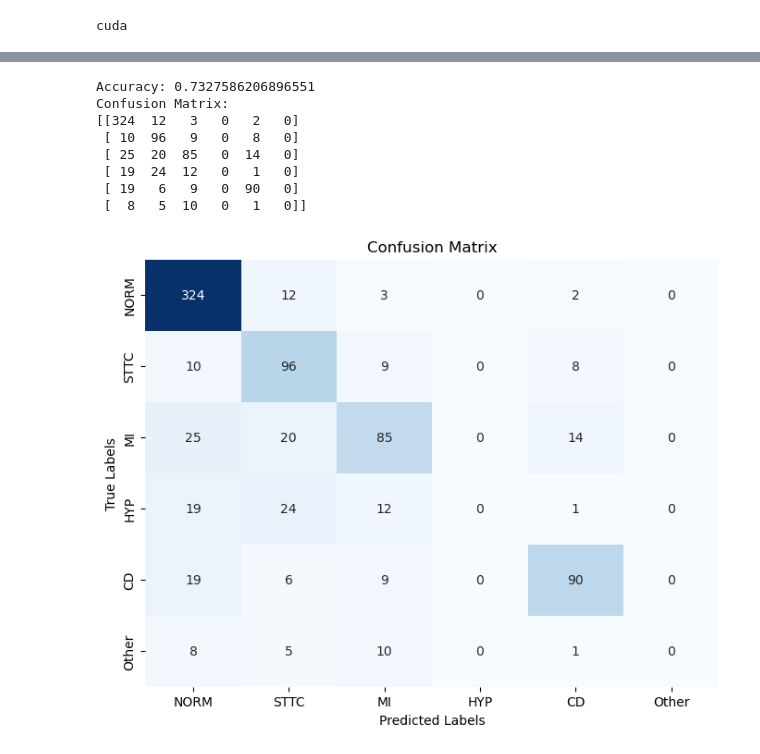
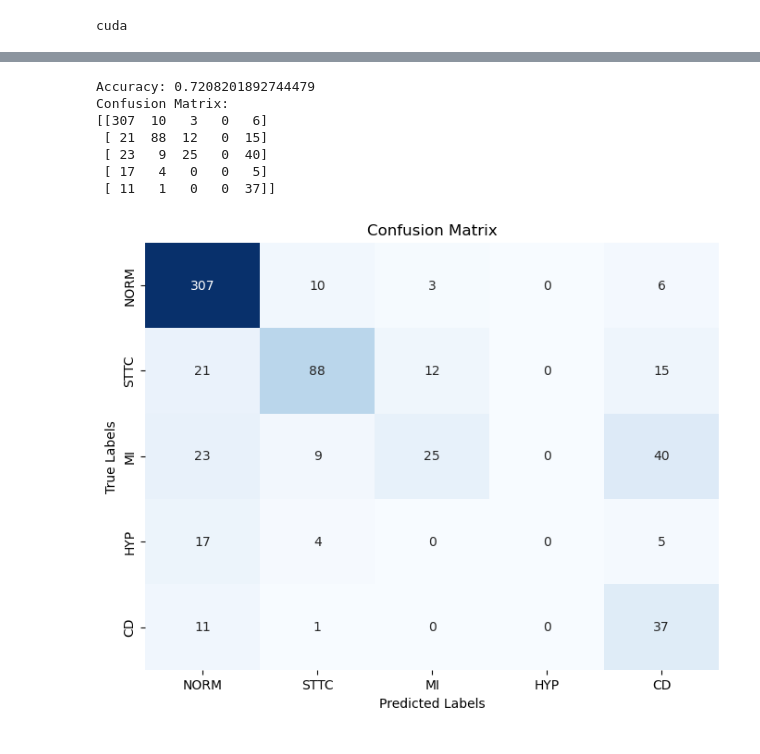
Before and after one commit to rashadkp/ecg_classification_using_resnet, a Jupyter notebook: 1d_ecg_classificatIon_multiclass.ipynb, the cells around one changed output, grey strips where cells are left out. Saved outputs shown, nothing was run; the diff lists cells and outputs as text; code cells hidden in the pictures.

Commit message:
Multilabel Classification

```diff
--- a/1d_ecg_classificatIon_multiclass.ipynb
+++ b/1d_ecg_classificatIon_multiclass.ipynb
@@ -114,6 +109,6 @@ transform = transforms.Compose([
     transforms.ToTensor(),
 ])
 # %%
-train_dataset = Custom_class( path, num_data=7000, transform=transform, data_split='train', fold=10)
+train_dataset = Custom_class( path, num_data=7000, transform=transform, data_split='train', fold=8)
 val_dataset = Custom_class( path, num_data=7000, transform=transform, data_split='val', fold=9)
 test_dataset = Custom_class( path, num_data=7000, transform=transform, data_split='test', fold=8)
@@ -207,7 +214,7 @@ class ResNet50(nn.Module):
         self.dropout = nn.Dropout(p=0.5) #added to improve generalization
         self.fc1 = nn.Linear(1027, 512)
         self.fc2 = nn.Linear(512, 128)
-        self.fc3 = nn.Linear(128, 6)
+        self.fc3 = nn.Linear(128, 5)
 
     def _make_layer(self, block, in_channels, out_channels, blocks):
         layers = []
@@ -242,7 +249,7 @@ class ResNet50(nn.Module):
         x = self.fc2(x)
         x = F.leaky_relu(x)
         x = self.fc3(x)
-        x = F.softmax(x, dim=1)  # Use softmax for multi-class classification
+        x = F.sigmoid(x)  # Use softmax for multi-class classification
         return x
 
 # Instantiate the model and print the summary
@@ -280,7 +287,7 @@ import copy
 
 
 # Define your optimizer and scheduler
-criterion = nn.CrossEntropyLoss()
+criterion = nn.BCELoss()
 optimizer = optim.Adam(model.parameters(), lr=0.0001)
 scheduler = lr_scheduler.StepLR(optimizer, step_size=7, gamma=0.1)
 
@@ -315,8 +322,7 @@ def validate_model(model, dataloader, criterion):
             # Forward pass
             outputs = model(inputs, stat_features)
 
-            _, preds = torch.max(outputs, 1)
-            _,labels = torch.max(labels,1)
+            preds = (outputs > 0.5).int()
             loss = criterion(outputs, labels)
 
             running_loss += loss.item() * inputs.size(0)
@@ -351,11 +357,11 @@ for epoch in range(num_epochs):
 
         # Forward pass
         outputs = model(inputs, stat_features)
-        _, preds = torch.max(outputs, 1)
+        preds = (outputs > 0.5).int()
+
 
 
         loss = criterion(outputs, labels)
-        _,labels = torch.max(labels,1)
         loss.backward()
         optimizer.step()
         running_loss += loss.item() * inputs.size(0)
@@ -410,7 +416,7 @@ from sklearn.metrics import accuracy_score, confusion_matrix
 model = ResNet50(input_channels=12, num_classes=6)
 device = torch.device('cuda' if torch.cuda.is_available() else 'cpu')
 model = model.to(device)
-model.load_state_dict(torch.load('/home/abhishek/rashad_internship/ecg_classification_using_resnet/best_model_73_accuracy.pth'))
+model.load_state_dict(torch.load('/home/abhishek/rashad_internship/ecg_classification_using_resnet/best_model.pth'))
 
 def test_model(model, test_loader):
     device = torch.device('cuda' if torch.cuda.is_available() else 'cpu')
@@ -450,30 +456,29 @@ def test_model(model, test_loader):
 
 # Example usage:
 # Assuming `model` is your PyTorch model and `test_loader` is your test data loader
-accuracy, confusion_matrix = test_model(model, validation_dataloader)
+accuracy, confusion_matrix = test_model(model, test_dataloader)
 print("Accuracy:", accuracy)
 print("Confusion Matrix:")
 print(confusion_matrix)
 # %% [output]
-Accuracy: 0.7327586206896551
+Accuracy: 0.7208201892744479
 Confusion Matrix:
-[[324  12   3   0   2   0]
- [ 10  96   9   0   8   0]
- [ 25  20  85   0  14   0]
- [ 19  24  12   0   1   0]
- [ 19   6   9   0  90   0]
- [  8   5  10   0   1   0]]
+[[307  10   3   0   6]
+ [ 21  88  12   0  15]
+ [ 23   9  25   0  40]
+ [ 17   4   0   0   5]
+ [ 11   1   0   0  37]]
 # %%
 import seaborn as sns
 
-class_names = ['NORM', 'STTC', 'MI', 'HYP', 'CD', 'Other']
+class_names = ['NORM', 'STTC', 'MI', 'HYP', 'CD']
 
 # Plot confusion matrix
 plt.figure(figsize=(8, 6))
 sns.heatmap(confusion_matrix, annot=True, fmt='d', cmap='Blues', cbar=False, xticklabels=class_names, yticklabels=class_names)
 plt.xlabel('Predicted Labels')
 plt.ylabel('True Labels')
 plt.title('Confusion Matrix')
 plt.show()
 # %% [output]
-[figure, old version]
+[figure, new version]
```
Also changed, not shown: parts of 5 cells of this notebook.
